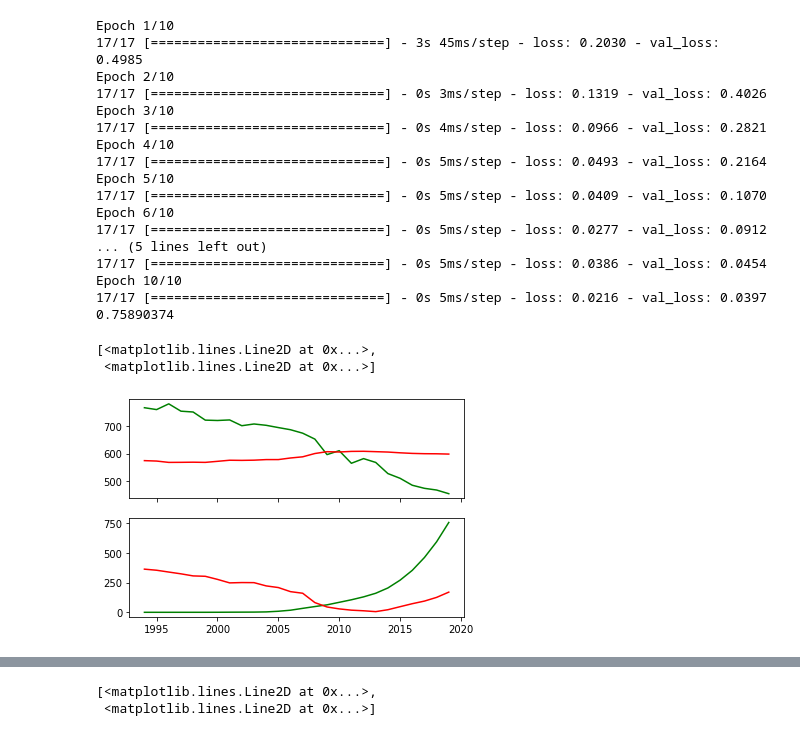
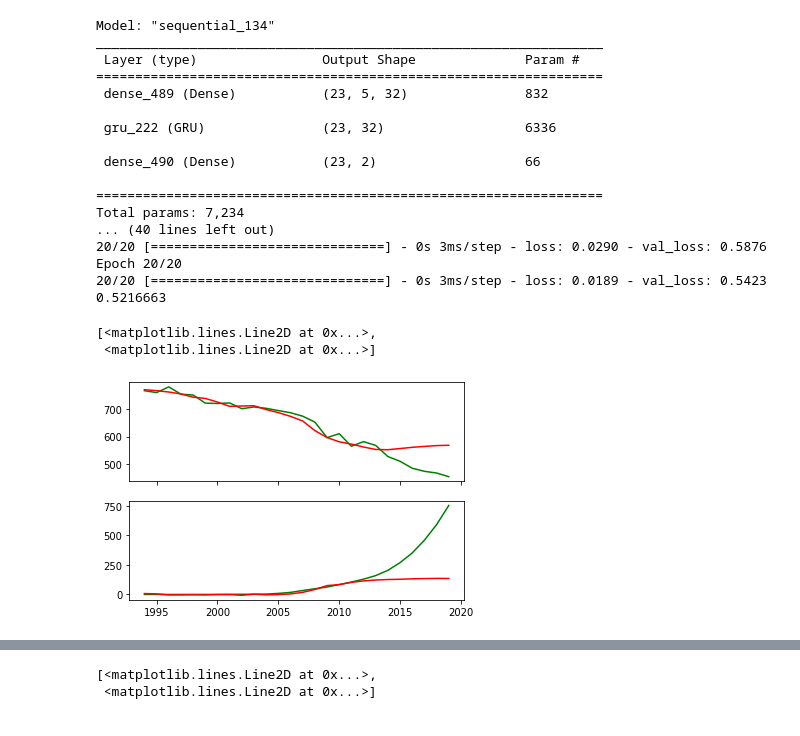
Before and after one commit to IsaacJohnEvans/EV_affect_on_emissions, a Jupyter notebook: pred.ipynb, the cells around one changed output, grey strips where cells are left out. Saved outputs shown, nothing was run; the diff lists cells and outputs as text; code cells hidden in the pictures.

Commit message:
produced graphs

```diff
--- a/pred.ipynb
+++ b/pred.ipynb
@@ -60,13 +60,13 @@ def load_data(em_data = True, veh_data = True, air_data = True):
 
     return args
 
-def process_data(X, y):
+def process_data(X, y, split_point):
     X_norm, X_attrs, y_norm, y_attrs = normalise(X, y)
+    split_point = int(X_norm.shape[0] *split_point)
     y_norm = np.roll(y_norm, -time_step)
     nrows = X_norm.shape[0]
     samples = X_norm.shape[1]
     X_norm = np.repeat(X_norm, data_memory, 0).reshape(nrows, data_memory, samples)
-    split_point = int(X_norm.shape[0] *0.75)
     x_train, x_test, y_train, y_test = train_test_split(X_norm, y_norm, split_point)
     return x_train, x_test, y_train, y_test, nrows, samples, X_norm, y_norm, X_attrs, y_attrs
 
@@ -100,8 +100,8 @@ def plot_pred(y, y_pred, plot_range):
     t = np.linspace(plot_range[0], plot_range[1], plot_range[1] - plot_range[0])
     plt.plot(t, y[plot_range[0] : plot_range[1]], 'g', t, y_pred[plot_range[0]: plot_range[1]], 'r')
 
-def run_model(X, y, data_memory, epochs, batch_size, model_des, plot_pred_bool, plot_range, print_summary):
-    x_train, x_test, y_train, y_test, nrows, samples, X_norm, y_norm, X_attrs, y_attrs = process_data(X, y)
+def run_model(X, y, data_memory, epochs, batch_size, model_des, split_point, plot_pred_bool, plot_range, print_summary):
+    x_train, x_test, y_train, y_test, nrows, samples, X_norm, y_norm, X_attrs, y_attrs = process_data(X, y, split_point)
     input_shape = (x_train.shape[0], data_memory, samples)
     model = create_model(model_layer, input_shape, print_summary)
     history = model.fit(x_train, y_train, validation_split = 0.1, epochs= epochs , batch_size=batch_size)
@@ -110,6 +110,7 @@ def run_model(X, y, data_memory, epochs, batch_size, model_des, plot_pred_bool,
     mse = metrics.MeanSquaredError()
     mse.update_state(y_norm, y_pred_norm)
     test_loss = mse.result().numpy()
+    y_pred_norm = np.roll(y_pred_norm, 1, axis = 1)
     y_pred = np.roll(y_pred_norm *y_attrs[:, 1]**0.5 + y_attrs[:, 0] , 0)
     print(test_loss)
 
@@ -129,8 +130,9 @@ EU_em_df, EU_em_annual_df, UK_em_df, US_em_df, EU_veh_df, UK_veh_df, US_veh_df,
 # %%
 time_step = 1
 data_memory = 5
-epochs = 10
+epochs = 20
 batch_size = 1
+split_point = 0.9
 df_model_columns =  ['time_step', 'data_memory', 'samples', 'layers', 'epochs', 'batch_size', 'training_loss', 'val_loss', 'test_loss']
 model_des = 'D32, GRU32, GRU32 D1'
 model_layer = [layers.Dense(32, activation= 'sigmoid'),
@@ -207,36 +209,36 @@ Epoch 10/10
 # %%
 model_layer = [layers.Dense(32, activation= 'sigmoid'),
                 layers.GRU(32,activation= 'softsign', recurrent_activation = 'relu', recurrent_dropout = 0.1, dropout = 0.1, return_sequences=False),
                 layers.Dense(2)]
 UK_X = np.concatenate((UK_em_X[4:, :], UK_veh_X[:-1, :]), axis = 1)[:, 1:]
 UK_y = np.concatenate((UK_em_y[4:], UK_veh_y[: -1]), axis = 1)
-y, UK_y_pred = run_model(UK_X, UK_y, data_memory, epochs, batch_size, model_des, plot_pred_bool, plot_range, print_summary)
+y, UK_y_pred = run_model(UK_X, UK_y, data_memory, epochs, batch_size, model_des, split_point, plot_pred_bool, plot_range, print_summary = True)
 UK_y = np.concatenate((UK_em_y[4:], UK_veh_y[: -1]), axis = 1)
 UK_t = np.linspace(1994, 2019, 26)
 fig, (ax1, ax2) = plt.subplots(2, 1, sharex= True)
 ax1.plot(UK_t, UK_y[:, 0], 'g', UK_t, UK_y_pred[:, 0], 'r')
 ax2.plot(UK_t, UK_y[:, 1], 'g', UK_t, UK_y_pred[:, 1], 'r')
 # %% [output]
-Epoch 1/10
-17/17 [==============================] - 3s 45ms/step - loss: 0.2030 - val_loss: 0.4985
-Epoch 2/10
-17/17 [==============================] - 0s 3ms/step - loss: 0.1319 - val_loss: 0.4026
-Epoch 3/10
-17/17 [==============================] - 0s 4ms/step - loss: 0.0966 - val_loss: 0.2821
-Epoch 4/10
-17/17 [==============================] - 0s 5ms/step - loss: 0.0493 - val_loss: 0.2164
-Epoch 5/10
-17/17 [==============================] - 0s 5ms/step - loss: 0.0409 - val_loss: 0.1070
-Epoch 6/10
-17/17 [==============================] - 0s 5ms/step - loss: 0.0277 - val_loss: 0.0912
-... (5 lines left out)
-17/17 [==============================] - 0s 5ms/step - loss: 0.0386 - val_loss: 0.0454
-Epoch 10/10
-17/17 [==============================] - 0s 5ms/step - loss: 0.0216 - val_loss: 0.0397
-0.75890374
+Model: "sequential_134"
+_________________________________________________________________
+ Layer (type)                Output Shape              Param #
+=================================================================
+ dense_489 (Dense)           (23, 5, 32)               832
+
+ gru_222 (GRU)               (23, 32)                  6336
+
+ dense_490 (Dense)           (23, 2)                   66
+
+=================================================================
+Total params: 7,234
+... (40 lines left out)
+20/20 [==============================] - 0s 3ms/step - loss: 0.0290 - val_loss: 0.5876
+Epoch 20/20
+20/20 [==============================] - 0s 3ms/step - loss: 0.0189 - val_loss: 0.5423
+0.5216663
 [<matplotlib.lines.Line2D at 0x...>,
  <matplotlib.lines.Line2D at 0x...>]
-[figure, old version]
+[figure, new version]
 # %%
 model_layer = [layers.Dense(32, activation= 'sigmoid'),
                 layers.GRU(32,activation= 'softsign', recurrent_activation = 'relu', recurrent_dropout = 0.1, dropout = 0.1, return_sequences=False),
```
Also changed, not shown: parts of 4 cells of this notebook, 1 other file.
